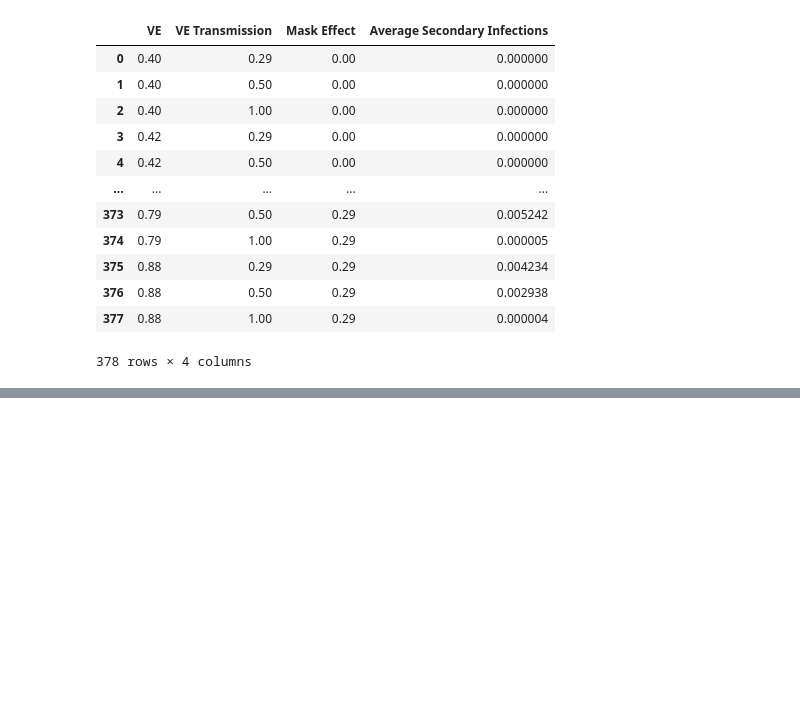
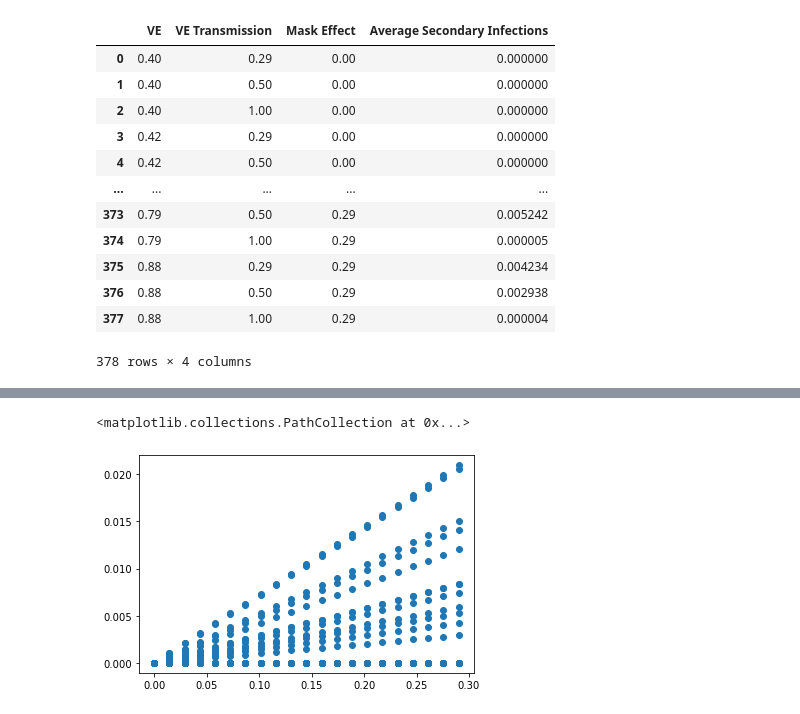
Before and after one commit to brianliu12437/COVID-Classroom-Delta, a Jupyter notebook: Classroom Simulations/Simulator/Fall 2021 Classroom Simulators V11 - Recallibration.ipynb, the cells around one changed output, grey strips where cells are left out. Saved outputs shown, nothing was run; the diff lists cells and outputs as text; code cells hidden in the pictures; blank space fills up the shorter version.

```diff
--- a/Classroom Simulations/Simulator/Fall 2021 Classroom Simulators V11 - Recallibration.ipynb
+++ b/Classroom Simulations/Simulator/Fall 2021 Classroom Simulators V11 - Recallibration.ipynb
@@ -523,0 +534,5 @@ results
+# %%
+plt.scatter(results['Mask Effect'],results['Average Secondary Infections'])
+# %% [output]
+<matplotlib.collections.PathCollection at 0x...>
+[figure, added]
```
Also changed, not shown: parts of 2 cells of this notebook.
